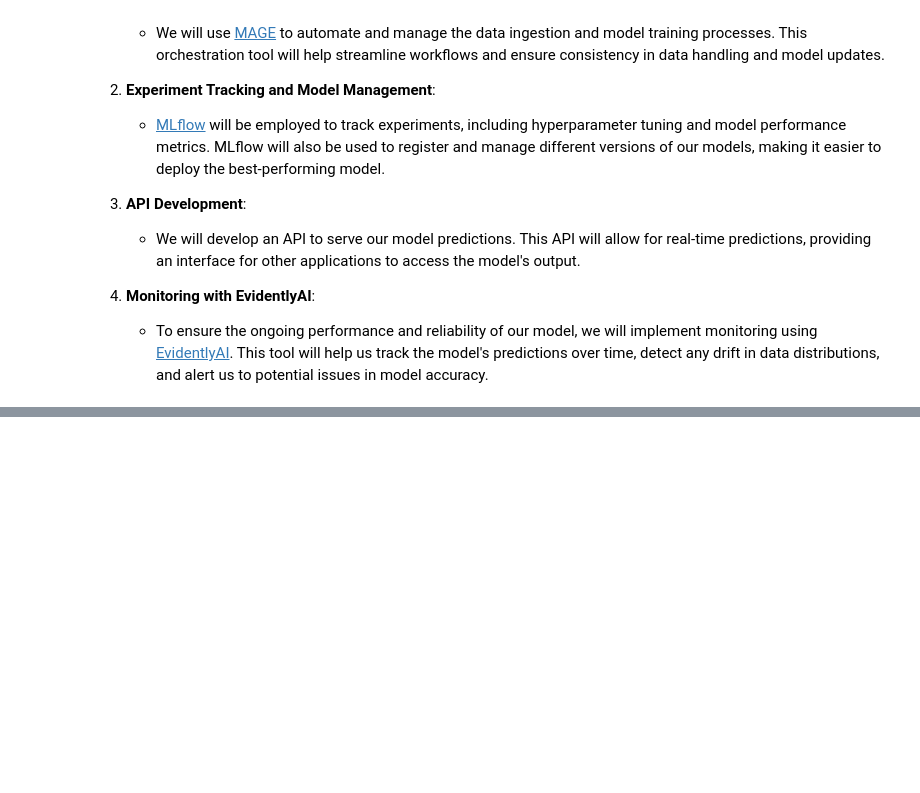
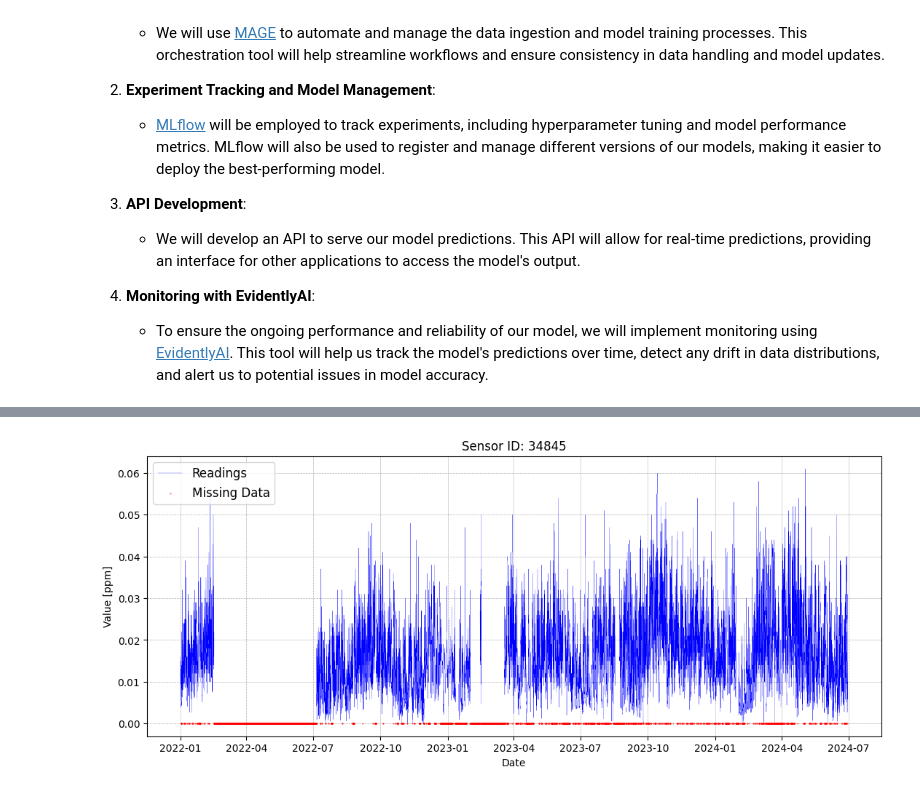
Before and after one commit to Fustincho/datatalks-mlops-zoomcamp, a Jupyter notebook: 07-project/airquality/notebooks/01_proof_of_concept.ipynb, the cells around one changed output, grey strips where cells are left out. Cells and saved outputs as stored; diff of their text form; code cells hidden in the pictures; blank space fills up the shorter version.

```diff
--- a/07-project/airquality/notebooks/01_proof_of_concept.ipynb
+++ b/07-project/airquality/notebooks/01_proof_of_concept.ipynb
@@ -1111,0 +1115,4 @@ The next phase of this project involves operationalizing our machine learning mo
+# %%
+plot_all_data(complete_sensor_measurements, 34845, show_na=True)
+# %% [output]
+[figure, added]
```
Also changed, not shown: parts of 27 cells of this notebook, 6 other files.
